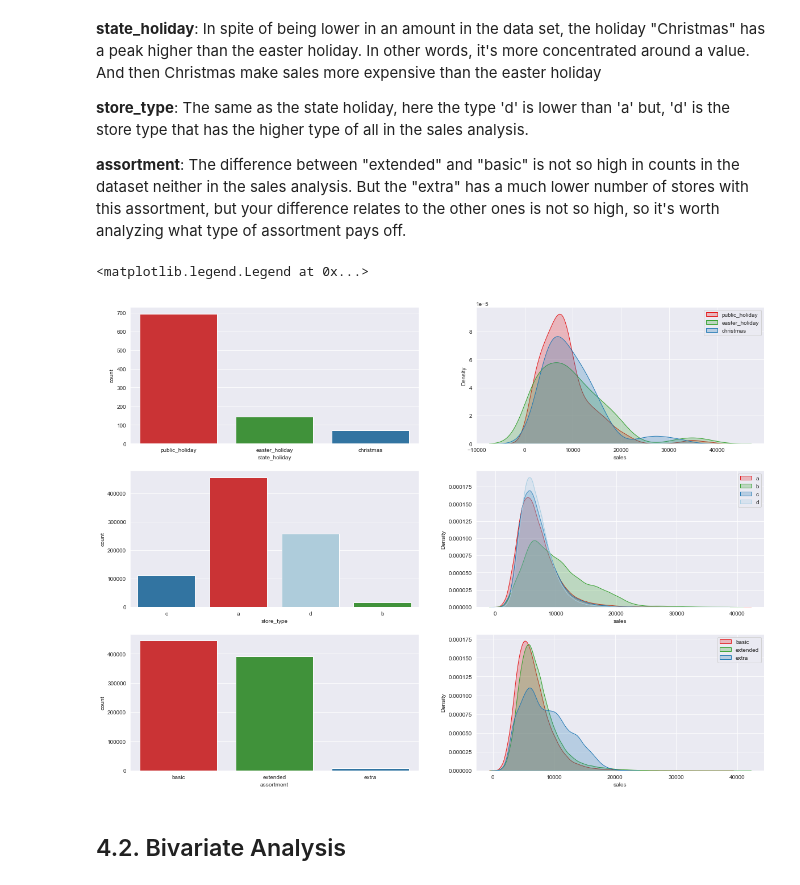
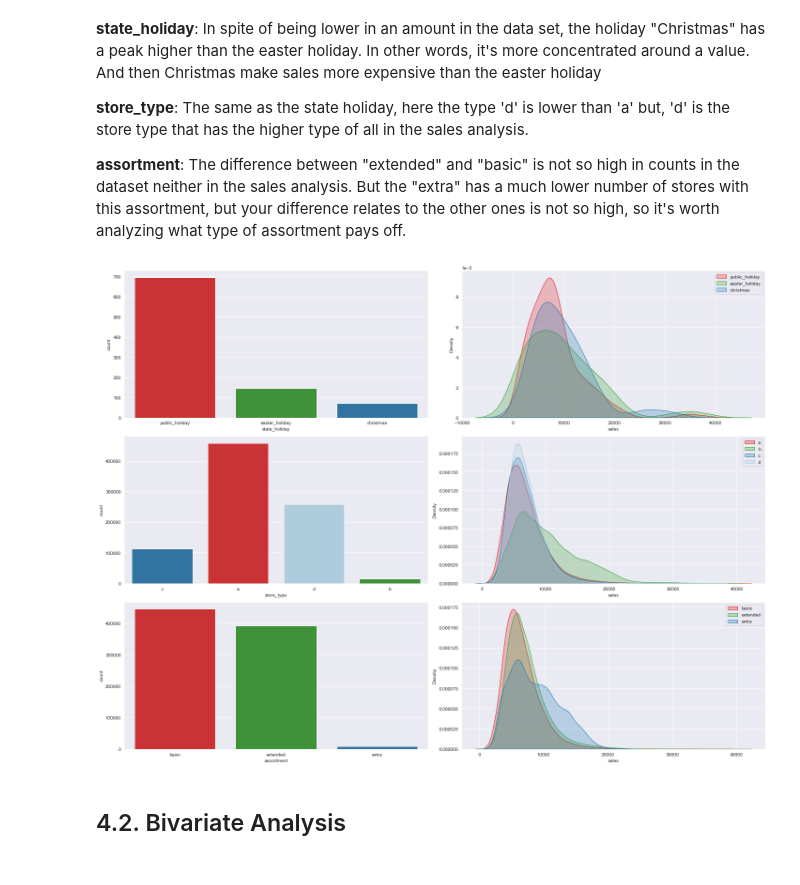
Before and after one commit to Marcoslsl/DataScienceProduction, a Jupyter notebook: m03_store_sales_prediction.ipynb, the cells around one changed output. Cells and saved outputs as stored; diff of their text form; code cells hidden in the pictures.

```diff
--- a/m03_store_sales_prediction.ipynb
+++ b/m03_store_sales_prediction.ipynb
@@ -577,34 +596,34 @@ color = {'a': sns.color_palette('Paired')[5],
         'b':  sns.color_palette('Paired')[3],
         'c':  sns.color_palette('Paired')[1],
         'd':  sns.color_palette('Paired')[0]}
 
 plt.subplot( 3, 2, 3)
 sns.countplot( data=df4, x='store_type', palette=color )
 
 plt.subplot( 3, 2, 4)
 sns.kdeplot( df4[ df4['store_type'] == 'a']['sales'], shade=True, label='a', color=sns.color_palette('Paired')[5] )
 sns.kdeplot( df4[ df4['store_type'] == 'b']['sales'], shade=True, label='b', color=sns.color_palette('Paired')[3] )
 sns.kdeplot( df4[ df4['store_type'] == 'c']['sales'], shade=True, label='c', color=sns.color_palette('Paired')[1] )
 sns.kdeplot( df4[ df4['store_type'] == 'd']['sales'], shade=True, label='d', color=sns.color_palette('Paired')[0] )
 
 plt.legend()
 
 #assortment
 color = {'basic': sns.color_palette('Paired')[5],
         'extended':  sns.color_palette('Paired')[3],
         'extra':       sns.color_palette('Paired')[1]}
 
 plt.subplot( 3, 2, 5)
 sns.countplot( data=df4, x='assortment', palette=color )
 
 plt.subplot( 3, 2, 6)
 sns.kdeplot( df4[ df4['assortment'] == 'basic']['sales'], shade=True, label='basic', color=sns.color_palette('Paired')[5] )
 sns.kdeplot( df4[ df4['assortment'] == 'extended']['sales'], shade=True, label='extended', color=sns.color_palette('Paired')[3] )
 sns.kdeplot( df4[ df4['assortment'] == 'extra']['sales'], shade=True, label='extra', color=sns.color_palette('Paired')[1] )
 
 plt.legend()
+plt.tight_layout()
 # %% [output]
-<matplotlib.legend.Legend at 0x...>
-[figure, old version]
+[figure, new version]
 # %% [markdown]
 ## 4.2. Bivariate Analysis
```
Also changed, not shown: parts of 34 cells of this notebook, 1 other file.
